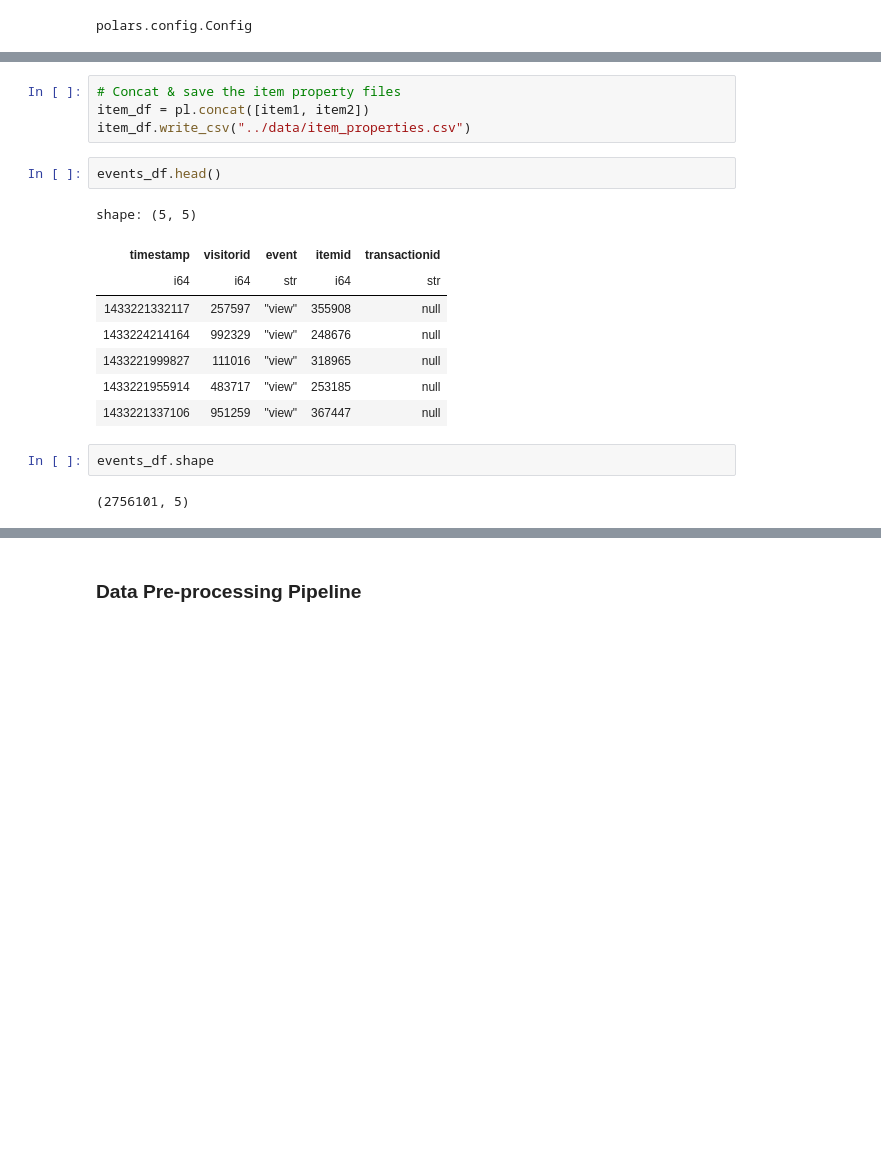
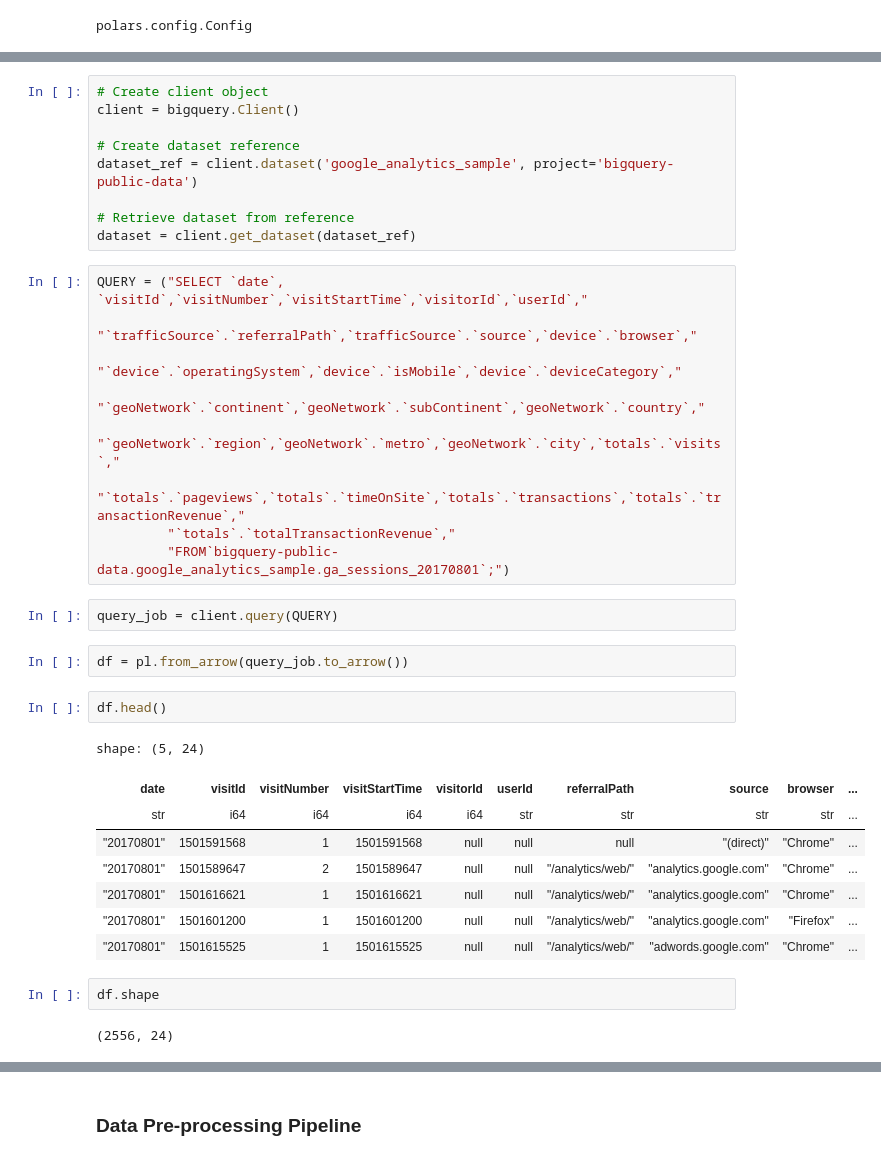
Before and after one commit to Andrew-Bordei/Data-Science, a Jupyter notebook: recommendation_system/notebooks/preprocessing.ipynb, the cells around one changed output, grey strips where cells are left out. Cells and saved outputs as stored; diff of their text form; blank space fills up the shorter version.

Commit message:
Preprocessing new dataset

```diff
--- a/recommendation_system/notebooks/preprocessing.ipynb
+++ b/recommendation_system/notebooks/preprocessing.ipynb
@@ -22,20 +17,38 @@ item2 = pl.read_csv("../data/item_properties_part2.csv")
-# %%
-# Concat & save the item property files
-item_df = pl.concat([item1, item2])
-item_df.write_csv("../data/item_properties.csv")
+# %%
+# Create client object
+client = bigquery.Client()
+
+# Create dataset reference
+dataset_ref = client.dataset('google_analytics_sample', project='bigquery-public-data')
+
+# Retrieve dataset from reference
+dataset = client.get_dataset(dataset_ref)
+# %%
+QUERY = ("SELECT `date`, `visitId`,`visitNumber`,`visitStartTime`,`visitorId`,`userId`,"
+         "`trafficSource`.`referralPath`,`trafficSource`.`source`,`device`.`browser`,"
+         "`device`.`operatingSystem`,`device`.`isMobile`,`device`.`deviceCategory`,"
+         "`geoNetwork`.`continent`,`geoNetwork`.`subContinent`,`geoNetwork`.`country`,"
+         "`geoNetwork`.`region`,`geoNetwork`.`metro`,`geoNetwork`.`city`,`totals`.`visits`,"
+         "`totals`.`pageviews`,`totals`.`timeOnSite`,`totals`.`transactions`,`totals`.`transactionRevenue`,"
+         "`totals`.`totalTransactionRevenue`,"
+         "FROM`bigquery-public-data.google_analytics_sample.ga_sessions_20170801`;")
+# %%
+query_job = client.query(QUERY)
+# %%
+df = pl.from_arrow(query_job.to_arrow())
 # %%
-events_df.head()
+df.head()
 # %% [output]
-shape: (5, 5)
+shape: (5, 24)
-| timestamp | visitorid | event | itemid | transactionid |
-| i64 | i64 | str | i64 | str |
-| 1433221332117 | 257597 | "view" | 355908 | null |
-| 1433224214164 | 992329 | "view" | 248676 | null |
-| 1433221999827 | 111016 | "view" | 318965 | null |
-| 1433221955914 | 483717 | "view" | 253185 | null |
-| 1433221337106 | 951259 | "view" | 367447 | null |
+| date | visitId | visitNumber | visitStartTime | visitorId | userId | referralPath | source | browser | ... |
+| str | i64 | i64 | i64 | i64 | str | str | str | str | ... |
+| "20170801" | 1501591568 | 1 | 1501591568 | null | null | null | "(direct)" | "Chrome" | ... |
+| "20170801" | 1501589647 | 2 | 1501589647 | null | null | "/analytics/web/" | "analytics.google.com" | "Chrome" | ... |
+| "20170801" | 1501616621 | 1 | 1501616621 | null | null | "/analytics/web/" | "analytics.google.com" | "Chrome" | ... |
+| "20170801" | 1501601200 | 1 | 1501601200 | null | null | "/analytics/web/" | "analytics.google.com" | "Firefox" | ... |
+| "20170801" | 1501615525 | 1 | 1501615525 | null | null | "/analytics/web/" | "adwords.google.com" | "Chrome" | ... |
 # %%
-events_df.shape
+df.shape
 # %% [output]
-(2756101, 5)
+(2556, 24)
 # %%
```
Also changed, not shown: parts of 11 cells of this notebook, 3 other files.
